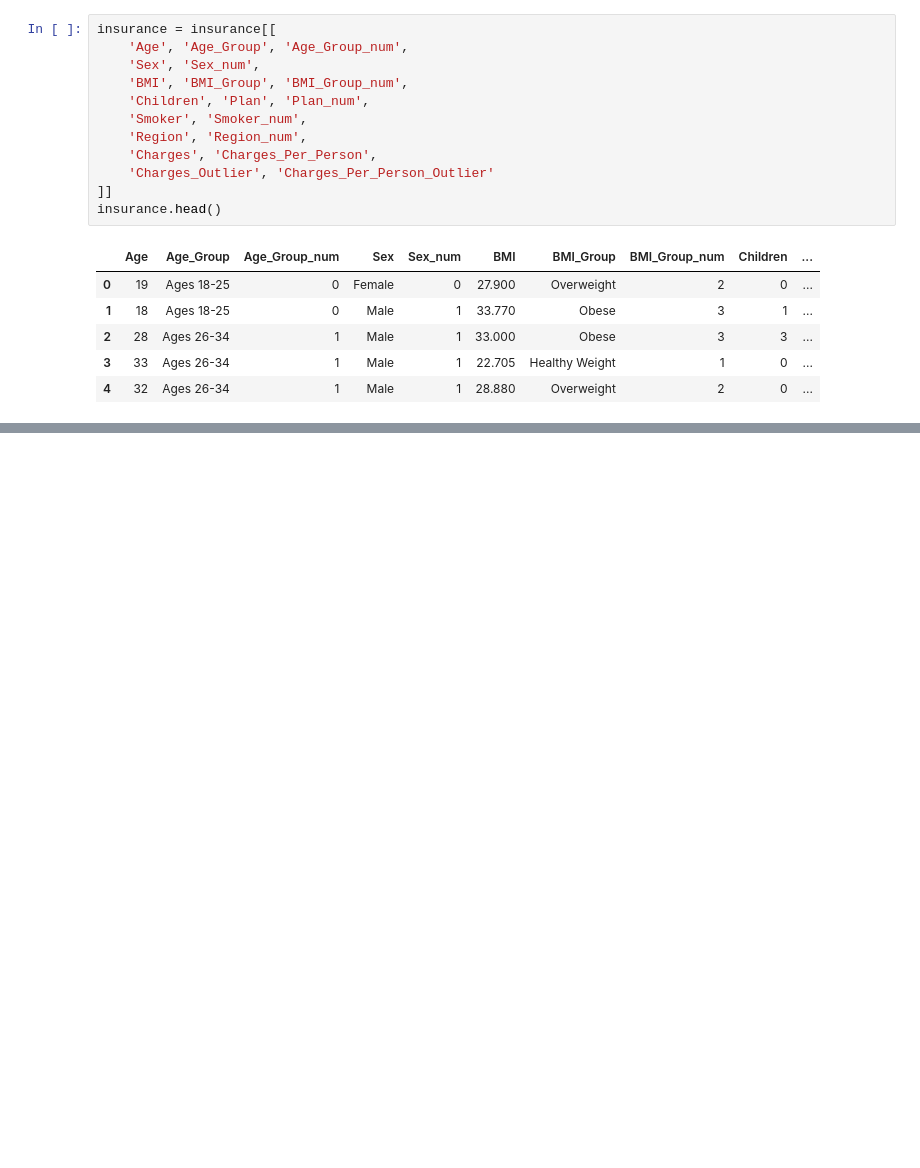
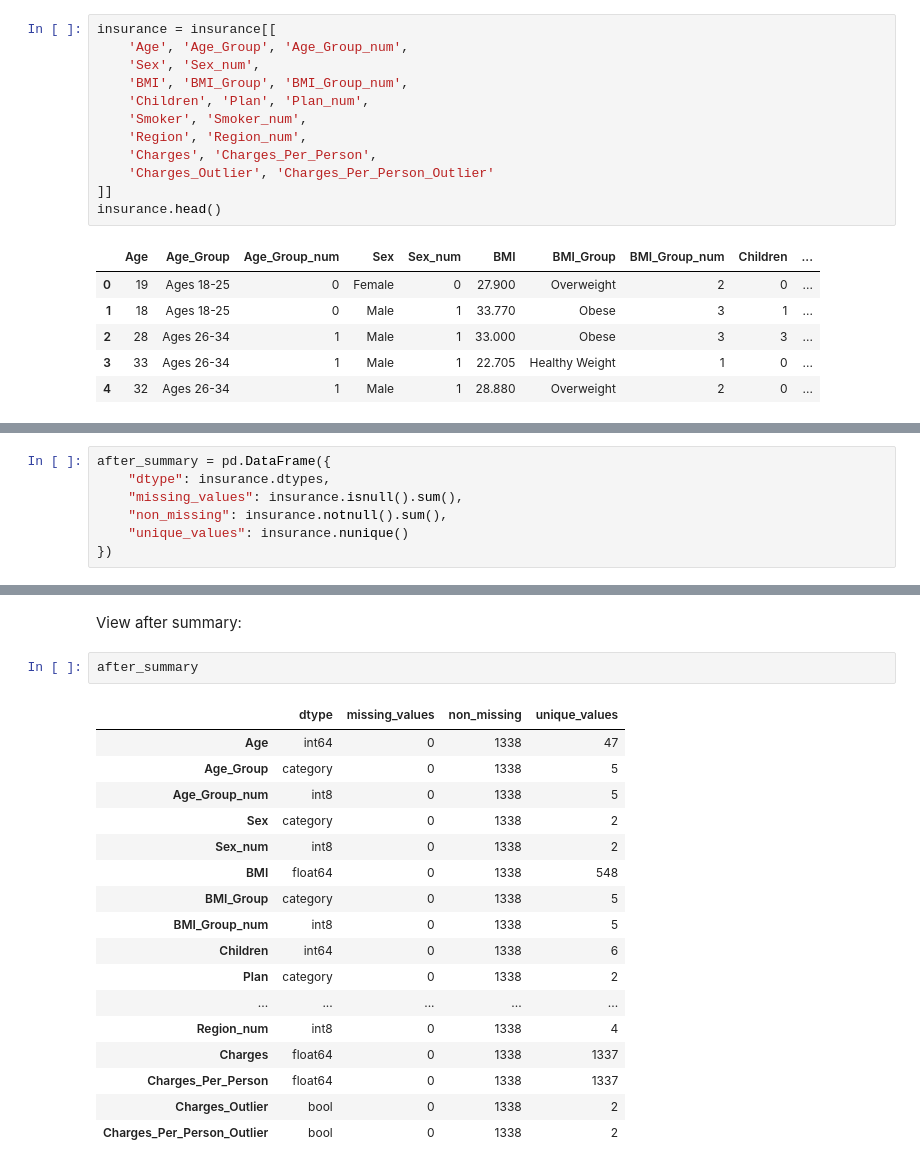
Before and after one commit to petedanielsmith/HealthcareInsuranceDataAnalyticsProject, a Jupyter notebook: jupyter_notebooks/data_cleanup.ipynb, the cells around one changed output, grey strips where cells are left out. Saved outputs shown, nothing was run; the diff lists cells and outputs as text; blank space fills up the shorter version.

```diff
--- a/jupyter_notebooks/data_cleanup.ipynb
+++ b/jupyter_notebooks/data_cleanup.ipynb
@@ -322,0 +329,7 @@ insurance.head()
+# %%
+after_summary = pd.DataFrame({
+    "dtype": insurance.dtypes,
+    "missing_values": insurance.isnull().sum(),
+    "non_missing": insurance.notnull().sum(),
+    "unique_values": insurance.nunique()
+})
@@ -322,0 +349,22 @@ insurance.head()
+# %% [markdown]
+View after summary:
+# %%
+after_summary
+# %% [output]
+|  | dtype | missing_values | non_missing | unique_values |
+| Age | int64 | 0 | 1338 | 47 |
+| Age_Group | category | 0 | 1338 | 5 |
+| Age_Group_num | int8 | 0 | 1338 | 5 |
+| Sex | category | 0 | 1338 | 2 |
+| Sex_num | int8 | 0 | 1338 | 2 |
+| BMI | float64 | 0 | 1338 | 548 |
+| BMI_Group | category | 0 | 1338 | 5 |
+| BMI_Group_num | int8 | 0 | 1338 | 5 |
+| Children | int64 | 0 | 1338 | 6 |
+| Plan | category | 0 | 1338 | 2 |
+| ... | ... | ... | ... | ... |
+| Region_num | int8 | 0 | 1338 | 4 |
+| Charges | float64 | 0 | 1338 | 1337 |
+| Charges_Per_Person | float64 | 0 | 1338 | 1337 |
+| Charges_Outlier | bool | 0 | 1338 | 2 |
+| Charges_Per_Person_Outlier | bool | 0 | 1338 | 2 |
```
Also changed, not shown: parts of 5 cells of this notebook.
